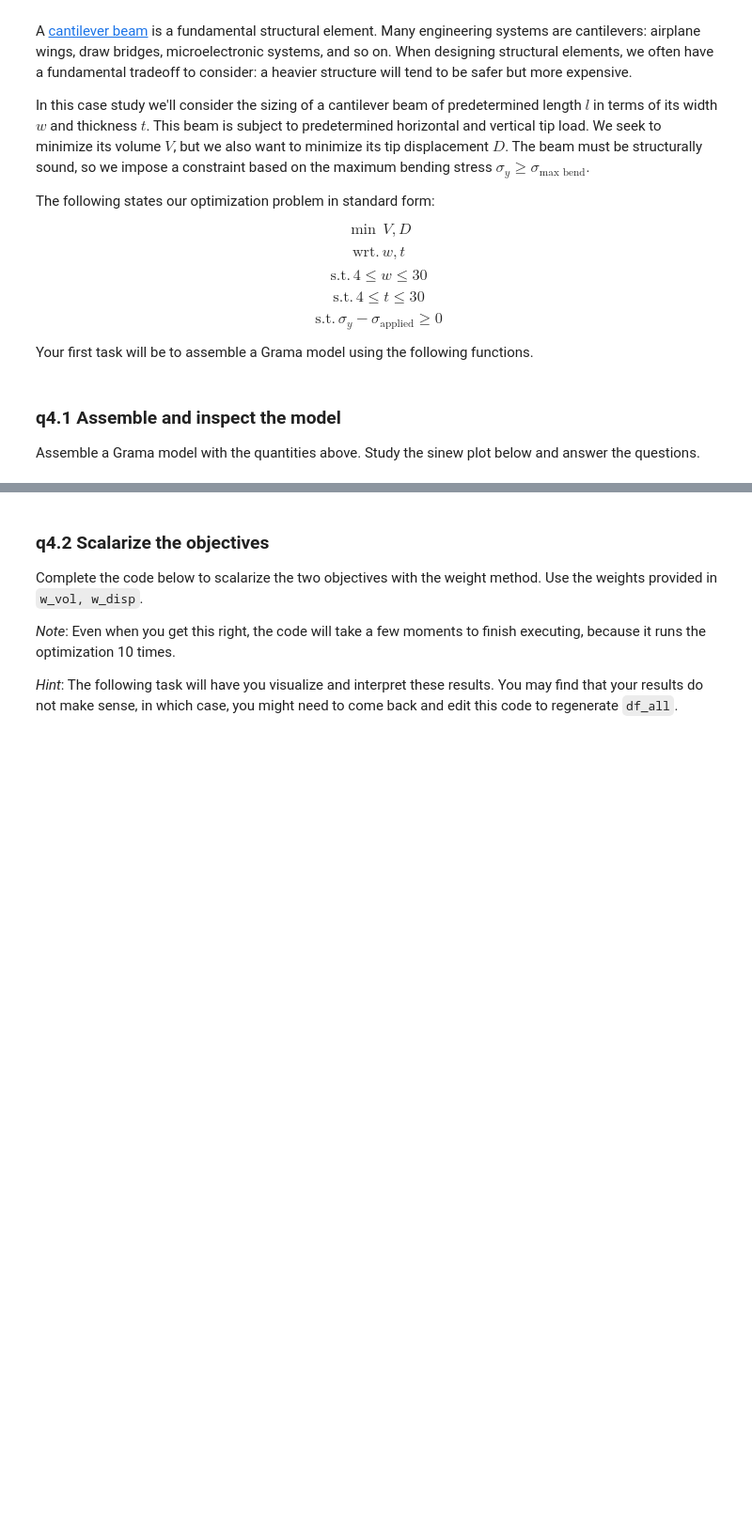
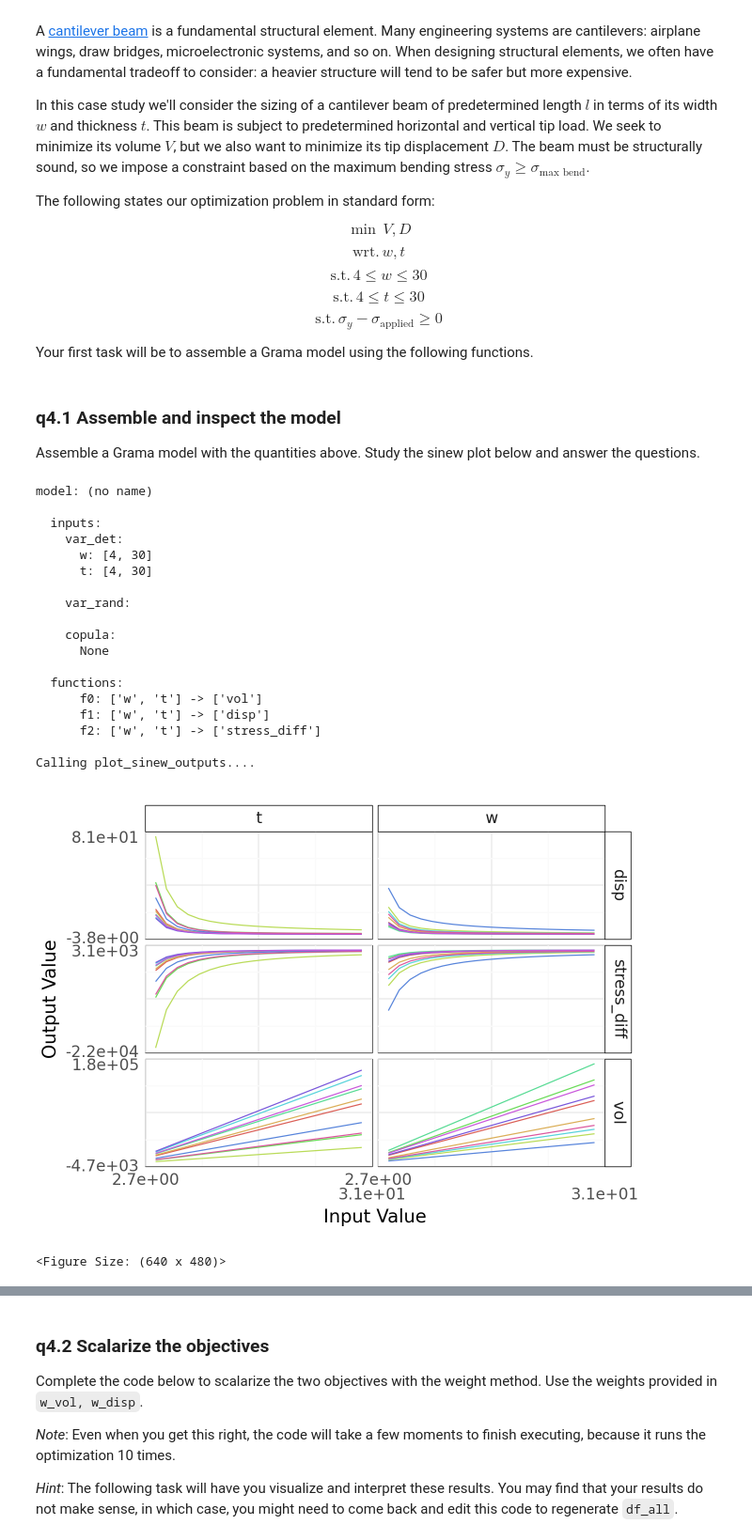
Before and after one commit to amineeva/PDO, a Jupyter notebook: assignments/nb3-pareto-assignment.ipynb, the cells around one changed output, grey strips where cells are left out. Shown at 94% size. Cells and saved outputs as stored; diff of their text form; code cells hidden in the pictures; blank space fills up the shorter version.

```diff
--- a/assignments/nb3-pareto-assignment.ipynb
+++ b/assignments/nb3-pareto-assignment.ipynb
@@ -704,28 +704,70 @@ Assemble a Grama model with the quantities above. Study the sinew plot below and
 # %%
 ###
 # TASK: Assemble the Grama model for the cantilever beam
 ###
 
+
+# For sinew plots - includ all minimizing objectives and things that must be >= 0
+# this part is just for looking at how they are impacted by changing wrt vars
+# gr.ev_min() is where you define what the objects actually are during evaluation
 md_cantilever = (
 ## TASK: Implement this model
 ## NOTE: Make sure to use gr.cp_vec_function()
+    gr.Model()
+    >> gr.cp_vec_function(
+        fun = fun_volume,
+        var = var_cantilever,
+        out = out_volume
+    )
+    >>gr.cp_vec_function(
+        fun = fun_disp,
+        var = var_cantilever,
+        out = out_disp
+        )
+    >> gr.cp_vec_function(
+        fun = fun_stress_diff,
+        var = var_cantilever,
+        out = out_stress_diff
+    )
 
 # NOTE: Use these bounds in your optimization
     >> gr.cp_bounds(
+
         w=(4, 30),
         t=(4, 30),
     )
 )
 
 # NOTE: This will print out a summary of your model
 md_cantilever.printpretty()
 
 # NOTE: This will produce the sinew plot
 (
     md_cantilever
     >> gr.ev_sinews(df_det="swp", n_sweeps=10, n_density=20, seed=101)
     >> gr.pt_auto()
 )
+# %% [output]
+model: (no name)
+
+  inputs:
+    var_det:
+      w: [4, 30]
+      t: [4, 30]
+
+    var_rand:
+
+    copula:
+      None
+
+  functions:
+      f0: ['w', 't'] -> ['vol']
+      f1: ['w', 't'] -> ['disp']
+      f2: ['w', 't'] -> ['stress_diff']
+
+Calling plot_sinew_outputs....
+[figure, added]
+<Figure Size: (640 x 480)>
 # %% [markdown]
 *Note*: Remember that each panel above shows a single output against a single input variable, with all other variables held *constant*.
 
```
Also changed, not shown: parts of 6 cells of this notebook.
